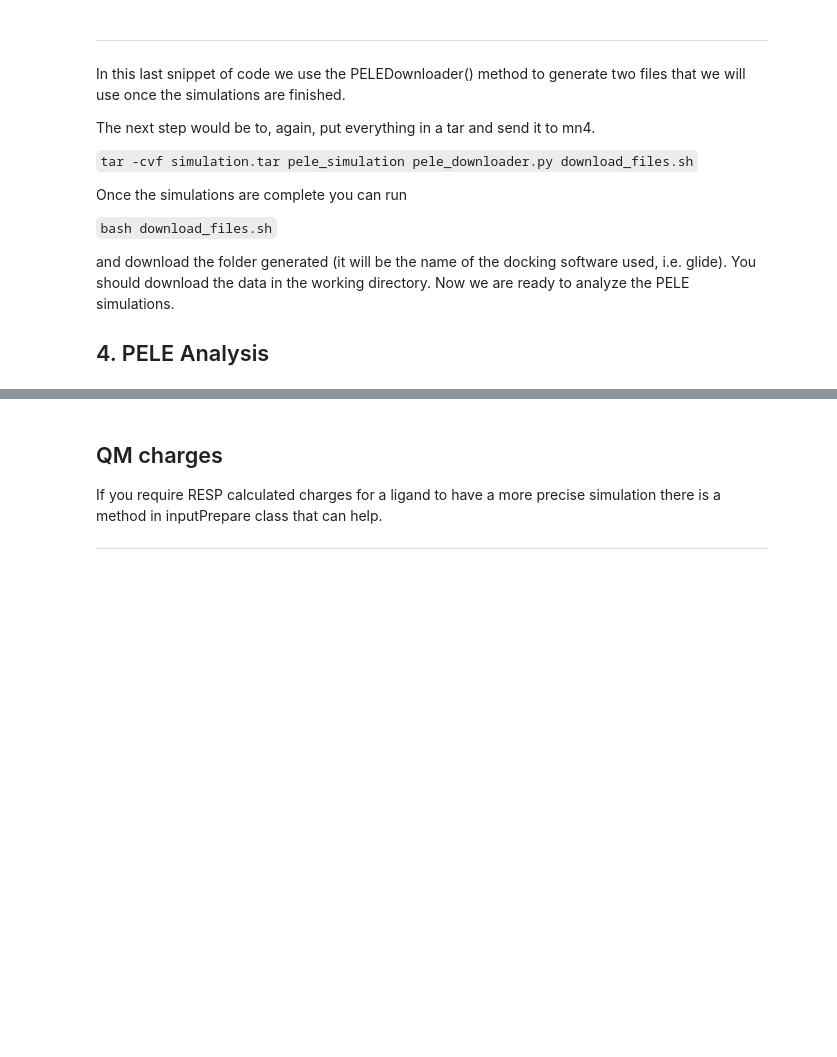
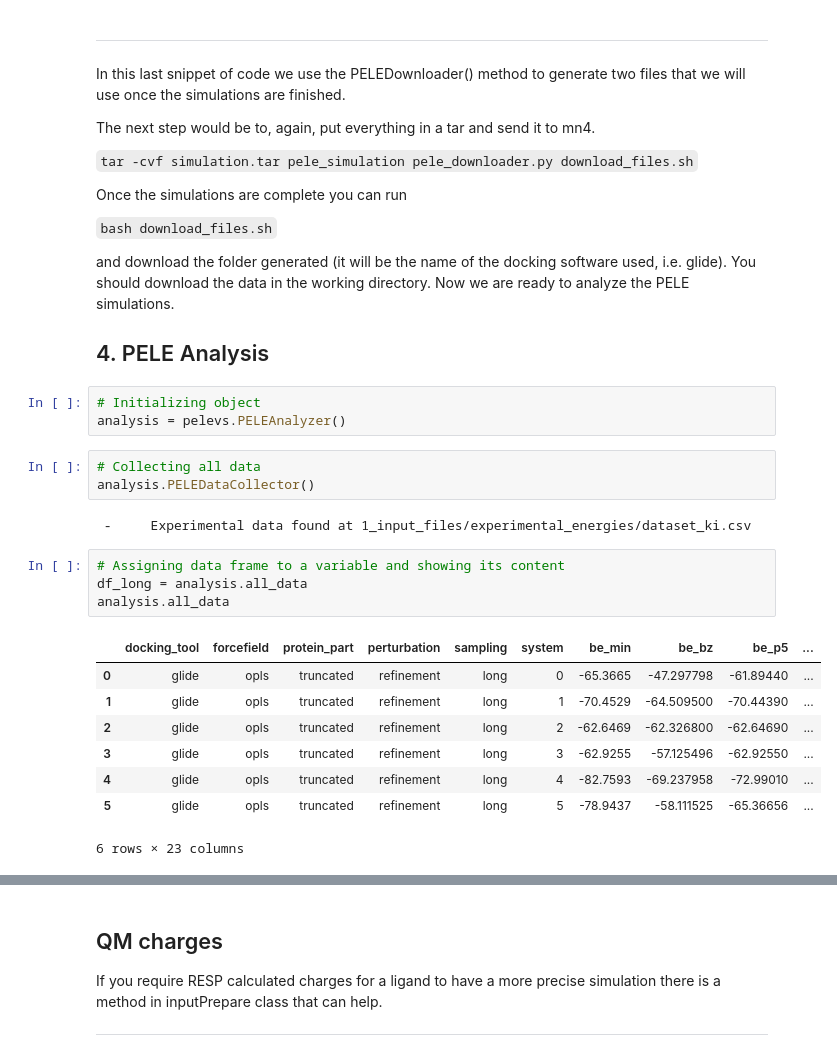
Before and after one commit to ignasipuch/pelevs, a Jupyter notebook: examples/example_pelevs.ipynb, the cells around one changed output, grey strips where cells are left out. Cells and saved outputs as stored; diff of their text form; blank space fills up the shorter version.

```diff
--- a/examples/example_pelevs.ipynb
+++ b/examples/example_pelevs.ipynb
@@ -144,3 +144,24 @@ Once the simulations are complete you can run
 and download the folder generated (it will be the name of the docking software used, i.e. glide). You should download the data in the working directory. Now we are ready to analyze the PELE simulations.
 
 ## 4. PELE Analysis
+# %%
+# Initializing object
+analysis = pelevs.PELEAnalyzer()
+# %%
+# Collecting all data
+analysis.PELEDataCollector()
+# %% [output]
+ -     Experimental data found at 1_input_files/experimental_energies/dataset_ki.csv
+# %%
+# Assigning data frame to a variable and showing its content
+df_long = analysis.all_data
+analysis.all_data
+# %% [output]
+|  | docking_tool | forcefield | protein_part | perturbation | sampling | system | be_min | be_bz | be_p5 | ... |
+| 0 | glide | opls | truncated | refinement | long | 0 | -65.3665 | -47.297798 | -61.89440 | ... |
+| 1 | glide | opls | truncated | refinement | long | 1 | -70.4529 | -64.509500 | -70.44390 | ... |
+| 2 | glide | opls | truncated | refinement | long | 2 | -62.6469 | -62.326800 | -62.64690 | ... |
+| 3 | glide | opls | truncated | refinement | long | 3 | -62.9255 | -57.125496 | -62.92550 | ... |
+| 4 | glide | opls | truncated | refinement | long | 4 | -82.7593 | -69.237958 | -72.99010 | ... |
+| 5 | glide | opls | truncated | refinement | long | 5 | -78.9437 | -58.111525 | -65.36656 | ... |
+6 rows × 23 columns
```
Also changed, not shown: parts of 8 cells of this notebook.
